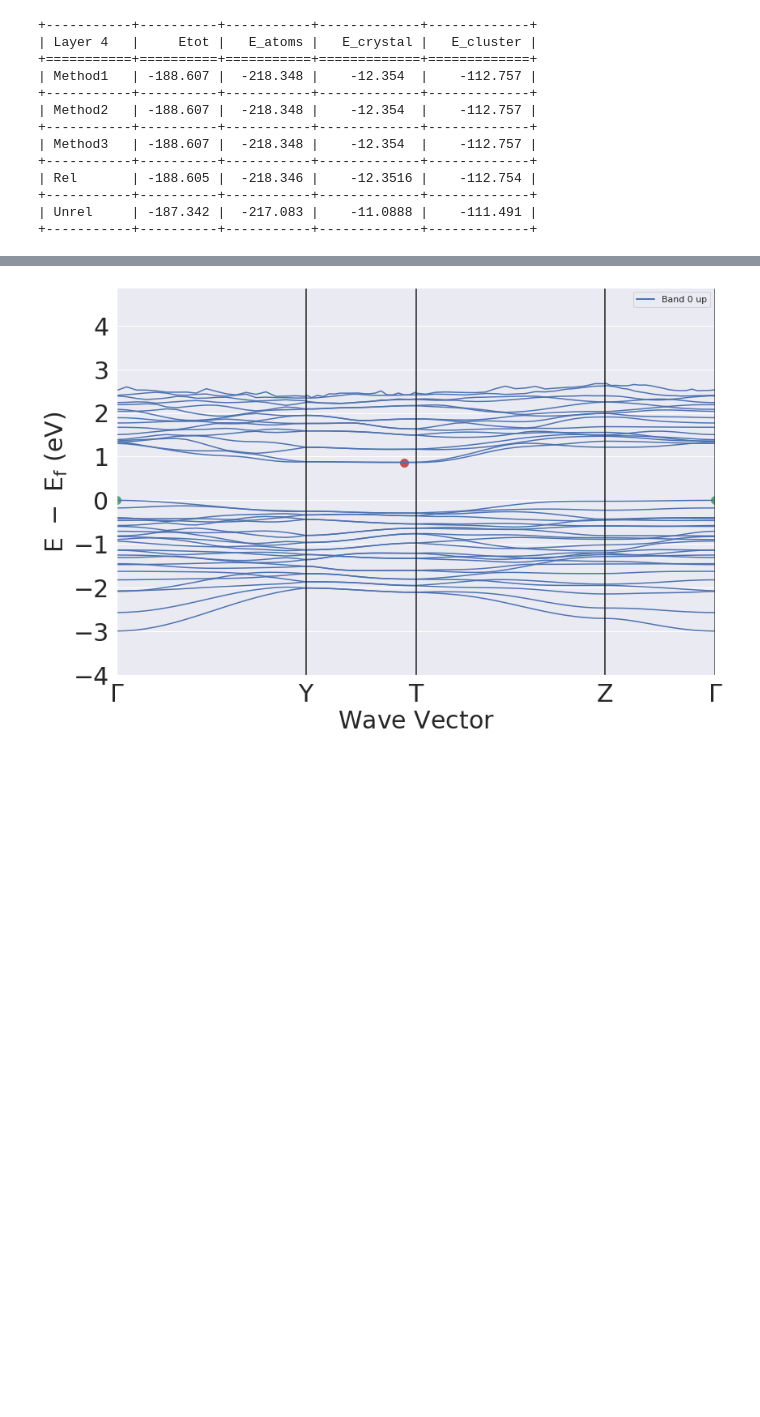
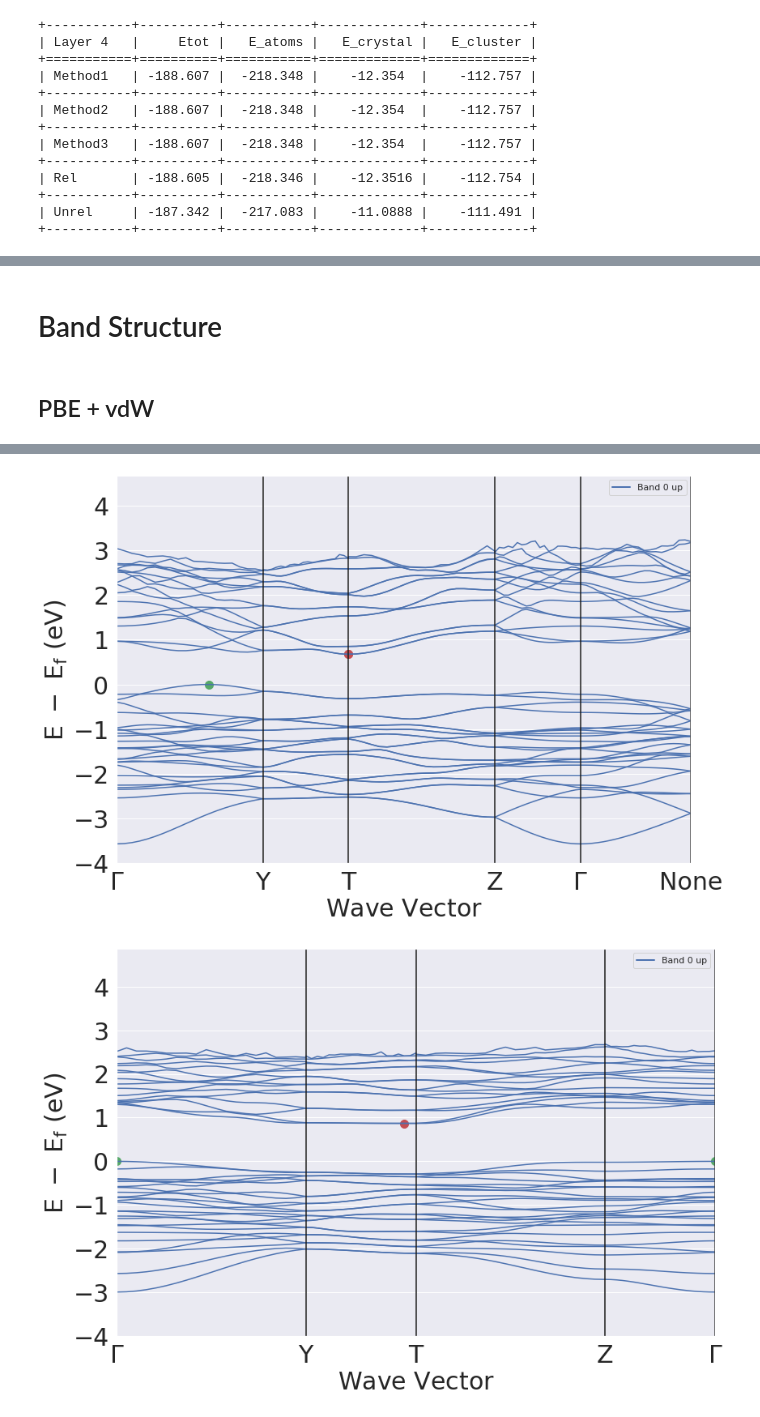
Before and after one commit to Moejay10/DFT, a Jupyter notebook: Code/DFT_Python.ipynb, the cells around one changed output, grey strips where cells are left out. Cells and saved outputs as stored; diff of their text form; code cells hidden in the pictures; blank space fills up the shorter version.

Commit message:
Added DOS and BS for the smaller layers and bulk

```diff
--- a/Code/DFT_Python.ipynb
+++ b/Code/DFT_Python.ipynb
@@ -509,10 +541,11 @@ plotter.show()
 # %%
-structure = v.structures
-pdos = v.pdos
-cdos = v.complete_dos
-#element_dos = cdos.get_elemet_dos()
-element_spd_dos = cdos.get_element_spd_dos('Si')
-plotter = DosPlotter()
-plotter.add_dos_dict(element_spd_dos)
-plotter.show()
+for folder in folders:
+
+
+    thisdir = '../Results/Layers/dos/' + folder + '/'
+    cdos = v.complete_dos
+    element_spd_dos = cdos.get_element_spd_dos('Si')
+    plotter = DosPlotter()
+    plotter.add_dos_dict(element_spd_dos)
+    plotter.show()
 # %% [output]
@@ -519,0 +558,10 @@ plotter.show()
+# %%
+for folder in folders:
+
+
+    thisdir = '../Results/Layers/dos/' + folder + '/'
+    cdos = v.complete_dos
+    element_spd_dos = cdos.get_element_spd_dos('Si')
+    plotter = DosPlotter()
+    plotter.add_dos_dict(element_spd_dos)
+    plotter.show()
@@ -520,8 +577,17 @@ plotter.show()
+# %% [markdown]
+# Band Structure
+# %% [markdown]
+## PBE + vdW
 # %%
-thisdir = '../Results/Layers/band_structure/rev-vdW-DF2/L2/'
+for folder in folders:
 
-v = BSVasprun(thisdir + 'vasprun.xml')
-bs = v.get_band_structure(line_mode=True)
-plt = BSPlotter(bs)
-plt.get_plot(vbm_cbm_marker=True)
+    thisdir = '../Results/Layers/band_structure/rev-vdW-DF2/' + folder + '/'
+
+    v = Vasprun(thisdir + 'vasprun.xml')
+    gap = v.eigenvalue_band_properties
+
+    v = BSVasprun(thisdir + 'vasprun.xml')
+    bs = v.get_band_structure(kpoints_filename=thisdir+'KPOINTS', line_mode=True)
+    plt = BSPlotter(bs)
+    plt.get_plot(vbm_cbm_marker=True)
 # %% [output]
@@ -529 +594,2 @@ plt.get_plot(vbm_cbm_marker=True)
-[figure, old version]
+[figure, new version]
+[figure, added]
```
Also changed, not shown: parts of 13 cells of this notebook, 3 other files.
